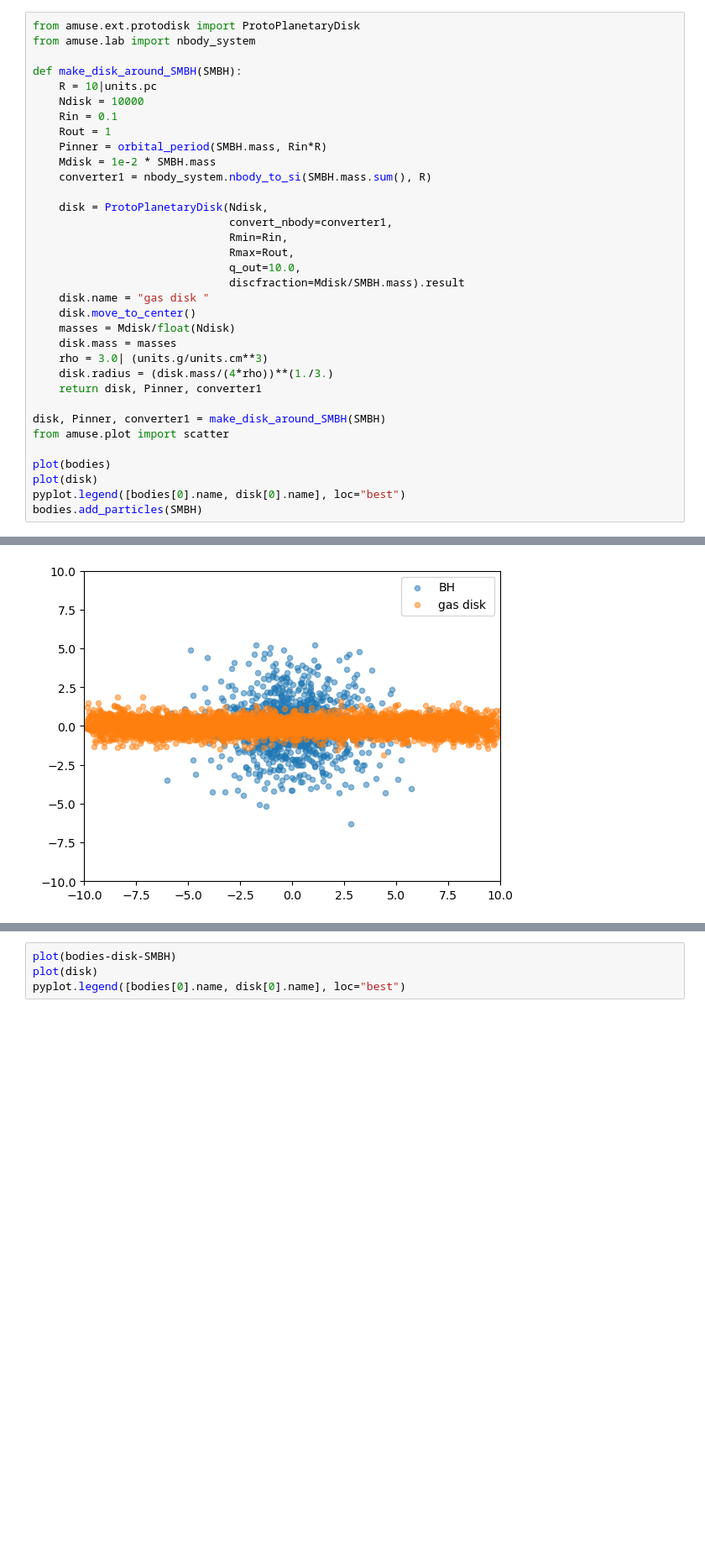
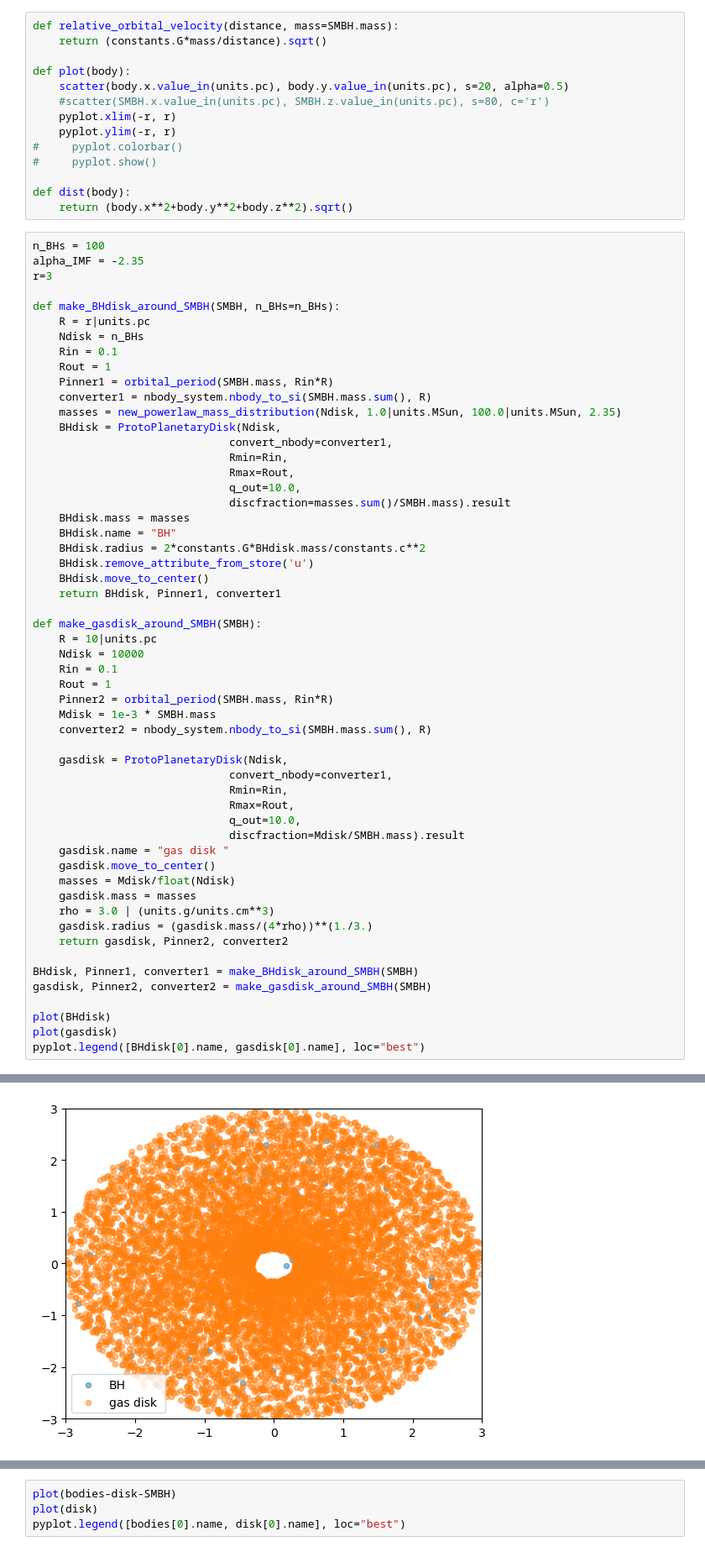
Before and after one commit to Protesticon/BBH_AMUSE, a Jupyter notebook: BH_initialization.ipynb, the cells around one changed output, grey strips where cells are left out. Shown at 84% size. Saved outputs shown, nothing was run; the diff lists cells and outputs as text; blank space fills up the shorter version.

```diff
--- a/BH_initialization.ipynb
+++ b/BH_initialization.ipynb
@@ -105,35 +26,70 @@ plot_cdf(m_BHs)
+# %%
+def relative_orbital_velocity(distance, mass=SMBH.mass):
+    return (constants.G*mass/distance).sqrt()
+
+def plot(body):
+    scatter(body.x.value_in(units.pc), body.y.value_in(units.pc), s=20, alpha=0.5)
+    #scatter(SMBH.x.value_in(units.pc), SMBH.z.value_in(units.pc), s=80, c='r')
+    pyplot.xlim(-r, r)
+    pyplot.ylim(-r, r)
+#     pyplot.colorbar()
+#     pyplot.show()
+
+def dist(body):
+    return (body.x**2+body.y**2+body.z**2).sqrt()
 # %%
-from amuse.ext.protodisk import ProtoPlanetaryDisk
-from amuse.lab import nbody_system
+n_BHs = 100
+alpha_IMF = -2.35
+r=3
 
-def make_disk_around_SMBH(SMBH):
+def make_BHdisk_around_SMBH(SMBH, n_BHs=n_BHs):
+    R = r|units.pc
+    Ndisk = n_BHs
+    Rin = 0.1
+    Rout = 1
+    Pinner1 = orbital_period(SMBH.mass, Rin*R)
+    converter1 = nbody_system.nbody_to_si(SMBH.mass.sum(), R)
+    masses = new_powerlaw_mass_distribution(Ndisk, 1.0|units.MSun, 100.0|units.MSun, 2.35)
+    BHdisk = ProtoPlanetaryDisk(Ndisk,
+                              convert_nbody=converter1,
+                              Rmin=Rin,
+                              Rmax=Rout,
+                              q_out=10.0,
+                              discfraction=masses.sum()/SMBH.mass).result
+    BHdisk.mass = masses
+    BHdisk.name = "BH"
+    BHdisk.radius = 2*constants.G*BHdisk.mass/constants.c**2
+    BHdisk.remove_attribute_from_store('u')
+    BHdisk.move_to_center()
+    return BHdisk, Pinner1, converter1
+
+def make_gasdisk_around_SMBH(SMBH):
     R = 10|units.pc
     Ndisk = 10000
     Rin = 0.1
     Rout = 1
-    Pinner = orbital_period(SMBH.mass, Rin*R)
-    Mdisk = 1e-2 * SMBH.mass
-    converter1 = nbody_system.nbody_to_si(SMBH.mass.sum(), R)
+    Pinner2 = orbital_period(SMBH.mass, Rin*R)
+    Mdisk = 1e-3 * SMBH.mass
+    converter2 = nbody_system.nbody_to_si(SMBH.mass.sum(), R)
 
-    disk = ProtoPlanetaryDisk(Ndisk,
+    gasdisk = ProtoPlanetaryDisk(Ndisk,
                               convert_nbody=converter1,
                               Rmin=Rin,
                               Rmax=Rout,
                               q_out=10.0,
                               discfraction=Mdisk/SMBH.mass).result
-    disk.name = "gas disk "
-    disk.move_to_center()
+    gasdisk.name = "gas disk "
+    gasdisk.move_to_center()
     masses = Mdisk/float(Ndisk)
-    disk.mass = masses
-    rho = 3.0| (units.g/units.cm**3)
-    disk.radius = (disk.mass/(4*rho))**(1./3.)
-    return disk, Pinner, converter1
+    gasdisk.mass = masses
+    rho = 3.0 | (units.g/units.cm**3)
+    gasdisk.radius = (gasdisk.mass/(4*rho))**(1./3.)
+    return gasdisk, Pinner2, converter2
 
-disk, Pinner, converter1 = make_disk_around_SMBH(SMBH)
-from amuse.plot import scatter
+BHdisk, Pinner1, converter1 = make_BHdisk_around_SMBH(SMBH)
+gasdisk, Pinner2, converter2 = make_gasdisk_around_SMBH(SMBH)
 
-plot(bodies)
-plot(disk)
-pyplot.legend([bodies[0].name, disk[0].name], loc="best")
-bodies.add_particles(SMBH)
+plot(BHdisk)
+plot(gasdisk)
+pyplot.legend([BHdisk[0].name, gasdisk[0].name], loc="best")
 # %% [output]
@@ -141 +97 @@ bodies.add_particles(SMBH)
-[figure, old version]
+[figure, new version]
```
Also changed, not shown: parts of 13 cells of this notebook, 3 other files.
